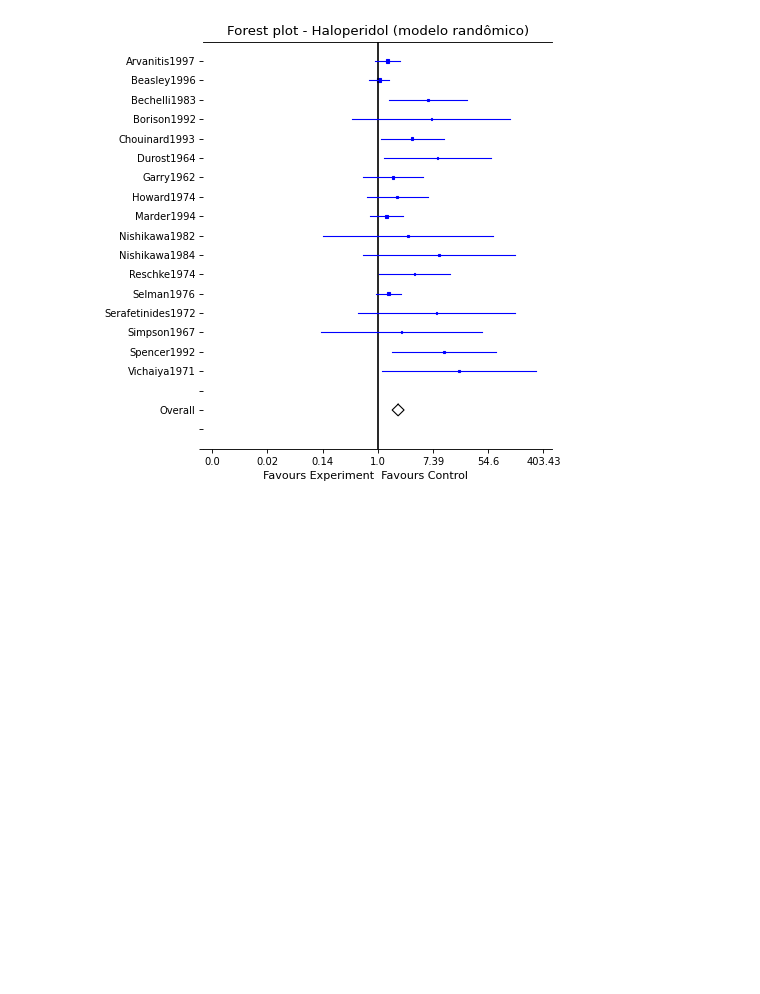
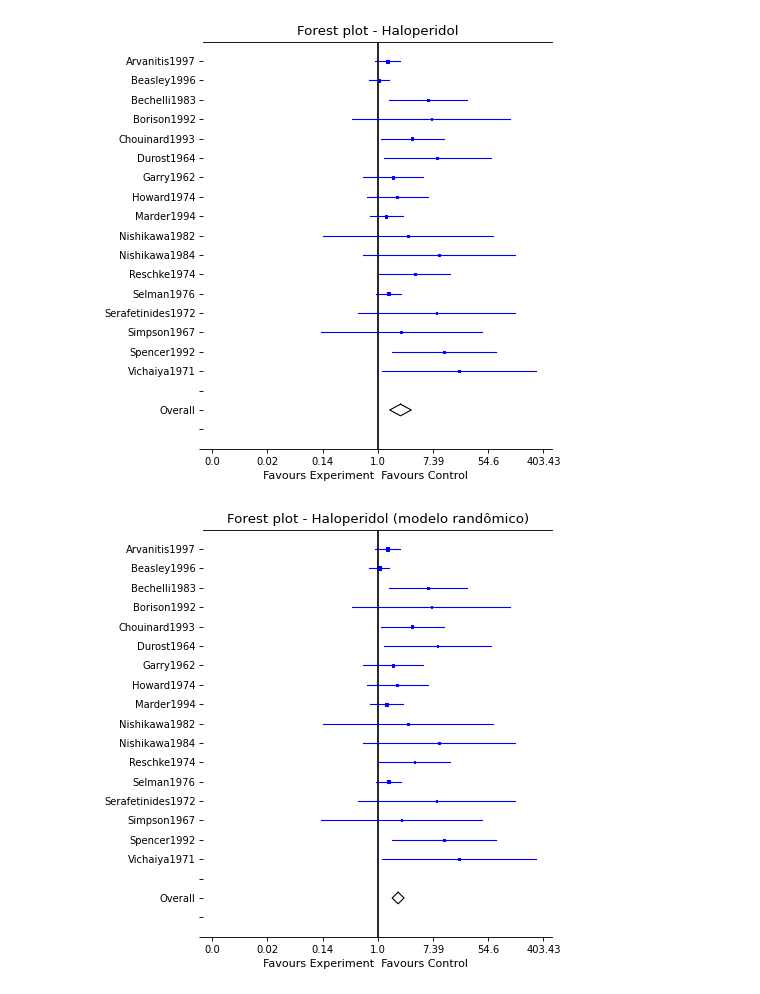
Before and after one commit to contatofe/Estudos-e-Desafios, a Jupyter notebook: Meta-analise/PythonMeta_Seminario.ipynb, the cells around one changed output. Cells and saved outputs as stored; diff of their text form; code cells hidden in the pictures; blank space fills up the shorter version.

```diff
--- a/Meta-analise/PythonMeta_Seminario.ipynb
+++ b/Meta-analise/PythonMeta_Seminario.ipynb
@@ -43,3 +52,11 @@ results = m.meta(studies)
+# %%
+# Forest plot
+
+f.forest(results)
+plt.title("Forest plot - Haloperidol")
+plt.show()
+# %% [output]
+[figure, added]
 # %%
 # Modelo fixo
 m.models = "Fixed"
```
Also changed, not shown: parts of 11 cells of this notebook.
